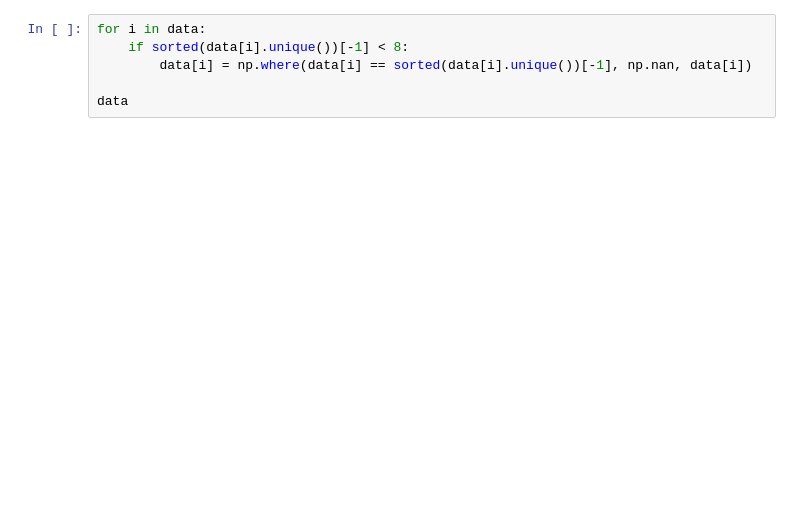
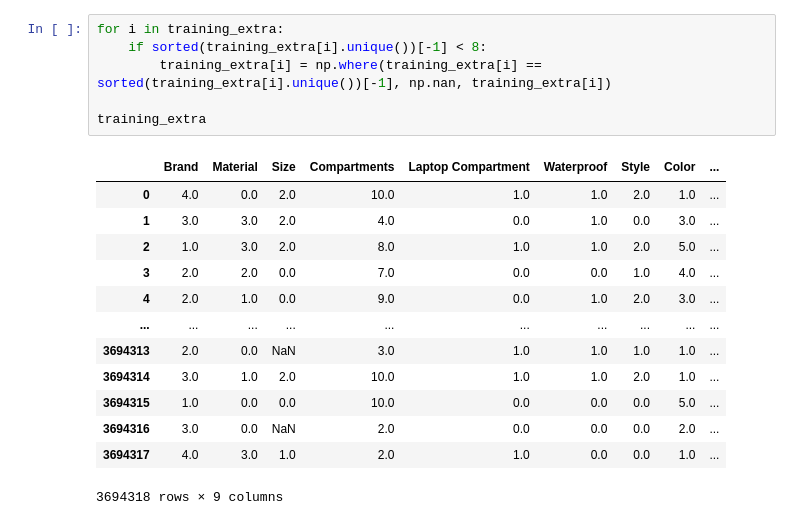
Before and after one commit to Keroshi/Kaggle-Backpack-Prediction-Challenge, a Jupyter notebook: actual_training.ipynb, the cells around one changed output. Cells and saved outputs as stored; diff of their text form; blank space fills up the shorter version.

```diff
--- a/actual_training.ipynb
+++ b/actual_training.ipynb
@@ -29,8 +62,22 @@ data
 # %%
-for i in data:
-    if sorted(data[i].unique())[-1] < 8:
-        data[i] = np.where(data[i] == sorted(data[i].unique())[-1], np.nan, data[i])
+for i in training_extra:
+    if sorted(training_extra[i].unique())[-1] < 8:
+        training_extra[i] = np.where(training_extra[i] == sorted(training_extra[i].unique())[-1], np.nan, training_extra[i])
 
-data
+training_extra
+# %% [output]
+|  | Brand | Material | Size | Compartments | Laptop Compartment | Waterproof | Style | Color | ... |
+| 0 | 4.0 | 0.0 | 2.0 | 10.0 | 1.0 | 1.0 | 2.0 | 1.0 | ... |
+| 1 | 3.0 | 3.0 | 2.0 | 4.0 | 0.0 | 1.0 | 0.0 | 3.0 | ... |
+| 2 | 1.0 | 3.0 | 2.0 | 8.0 | 1.0 | 1.0 | 2.0 | 5.0 | ... |
+| 3 | 2.0 | 2.0 | 0.0 | 7.0 | 0.0 | 0.0 | 1.0 | 4.0 | ... |
+| 4 | 2.0 | 1.0 | 0.0 | 9.0 | 0.0 | 1.0 | 2.0 | 3.0 | ... |
+| ... | ... | ... | ... | ... | ... | ... | ... | ... | ... |
+| 3694313 | 2.0 | 0.0 | NaN | 3.0 | 1.0 | 1.0 | 1.0 | 1.0 | ... |
+| 3694314 | 3.0 | 1.0 | 2.0 | 10.0 | 1.0 | 1.0 | 2.0 | 1.0 | ... |
+| 3694315 | 1.0 | 0.0 | 0.0 | 10.0 | 0.0 | 0.0 | 0.0 | 5.0 | ... |
+| 3694316 | 3.0 | 0.0 | NaN | 2.0 | 0.0 | 0.0 | 0.0 | 2.0 | ... |
+| 3694317 | 4.0 | 3.0 | 1.0 | 2.0 | 1.0 | 0.0 | 0.0 | 1.0 | ... |
+3694318 rows × 9 columns
 # %%
 # Loading the Test data
```
Also changed, not shown: parts of 11 cells of this notebook, 9 other files.
